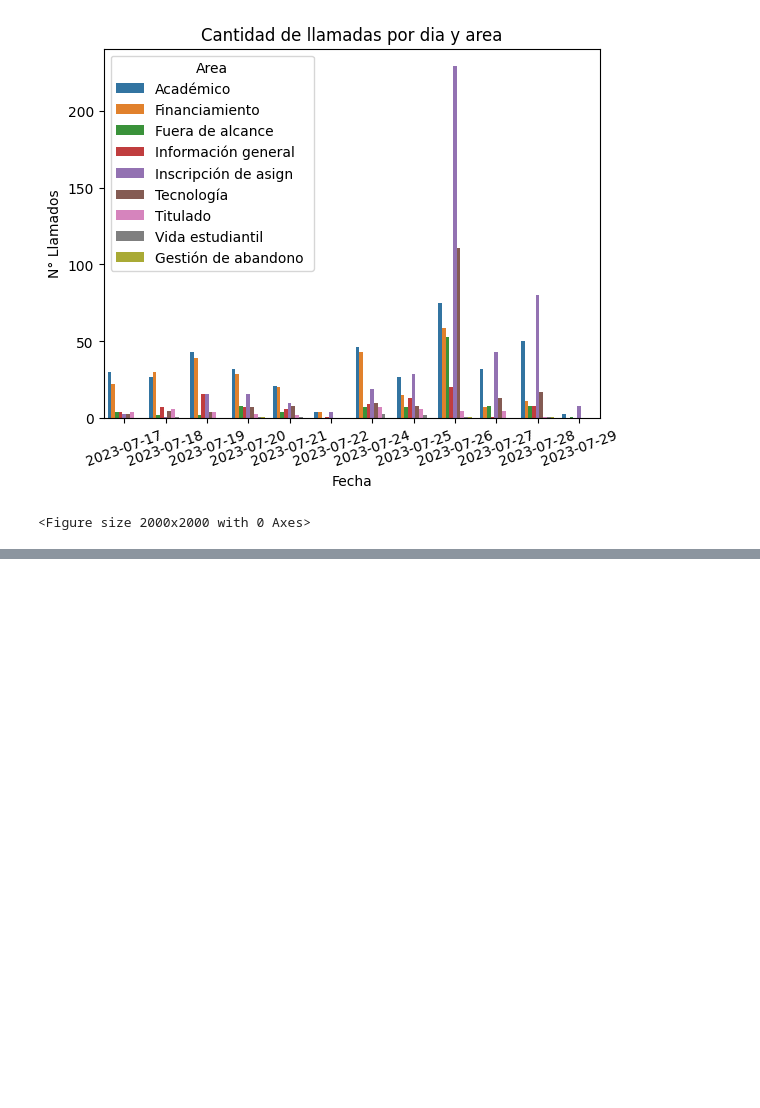
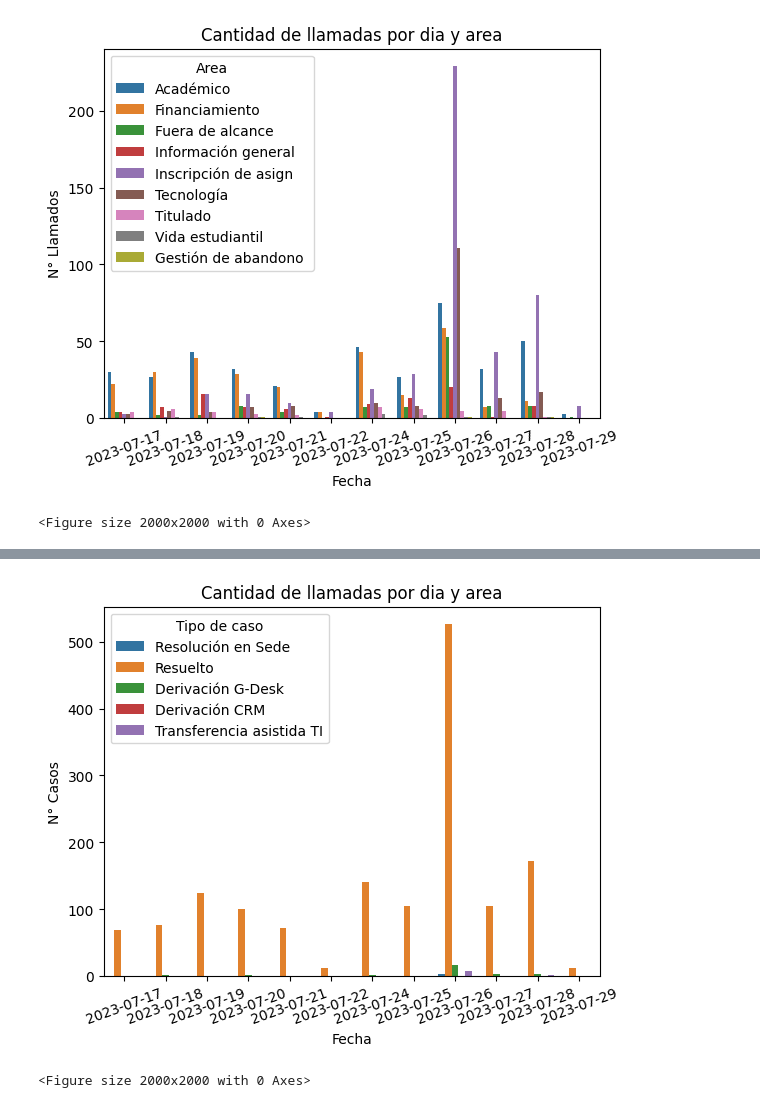
Before and after one commit to jmejiasb/call_analysis, a Jupyter notebook: analysis.ipynb, the cells around one changed output, grey strips where cells are left out. Drawn from its saved outputs; the diff is of its cells as text; code cells hidden in the pictures; blank space fills up the shorter version.

```diff
--- a/analysis.ipynb
+++ b/analysis.ipynb
@@ -246,0 +323,3 @@ plt.show()
+# %%
+cases_days_df = call_df.groupby([call_df['FECHA_CREACION'].dt.date, "NIVEL_4"]).size().reset_index(name='N° Casos')
+cases_days_df
@@ -246,0 +344,13 @@ plt.show()
+# %%
+grouped_cases_plot = sns.barplot(x='FECHA_CREACION', y='N° Casos', data=cases_days_df, hue="NIVEL_4")
+grouped_cases_plot.set_title("Cantidad de llamadas por dia y area")
+grouped_cases_plot.set_xlabel("Fecha")
+grouped_cases_plot.legend(title="Tipo de caso", loc='upper left')
+plt.xticks(rotation=20)
+plt.figure(figsize = (20,20))
+
+grouped_cases_plot.figure.savefig("cases_resolved_bar_days.png", dpi=600, bbox_inches='tight')
+plt.show()
+# %% [output]
+[figure, added]
+<Figure size 2000x2000 with 0 Axes>
```
Also changed, not shown: parts of 20 cells of this notebook, 4 other files.
